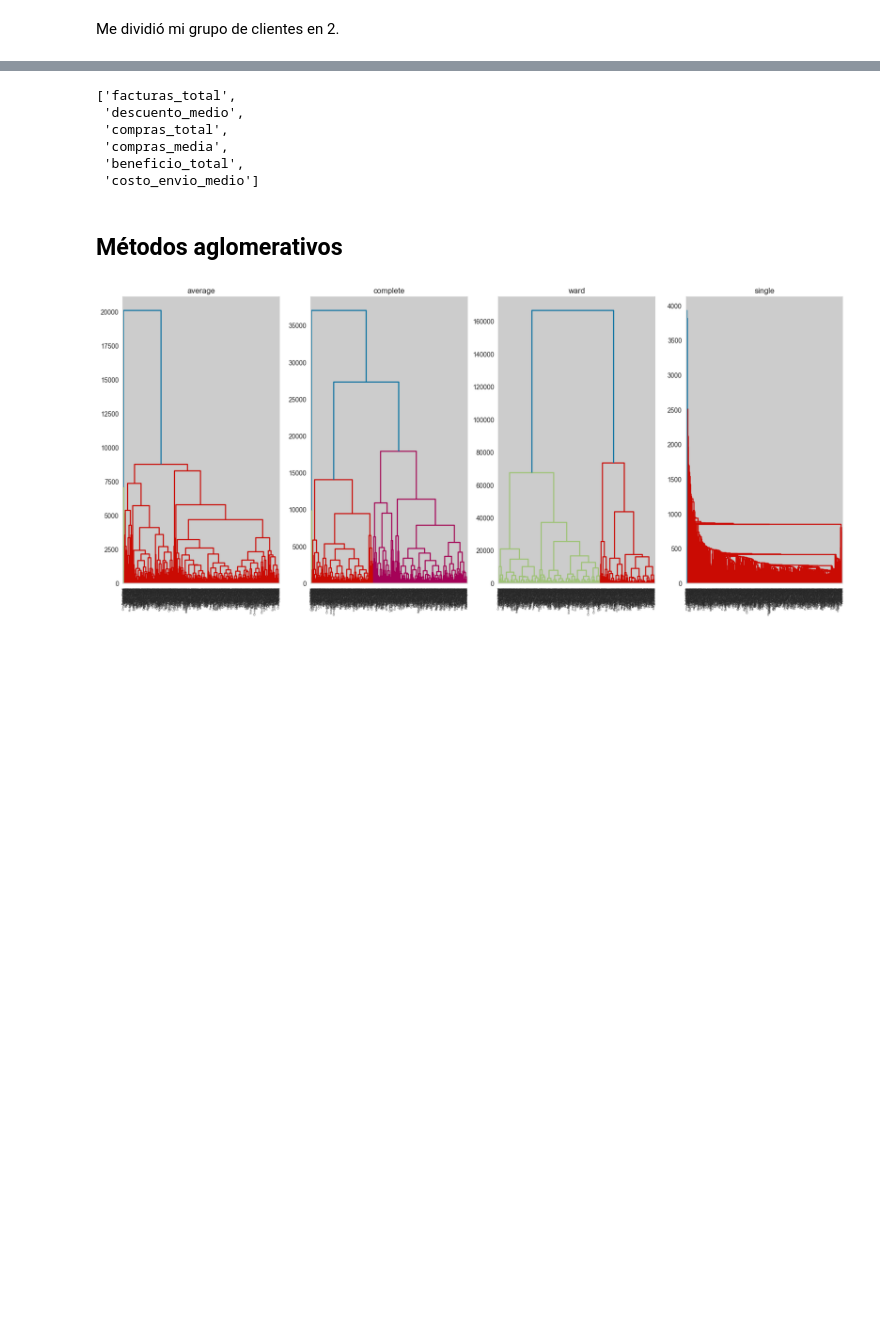
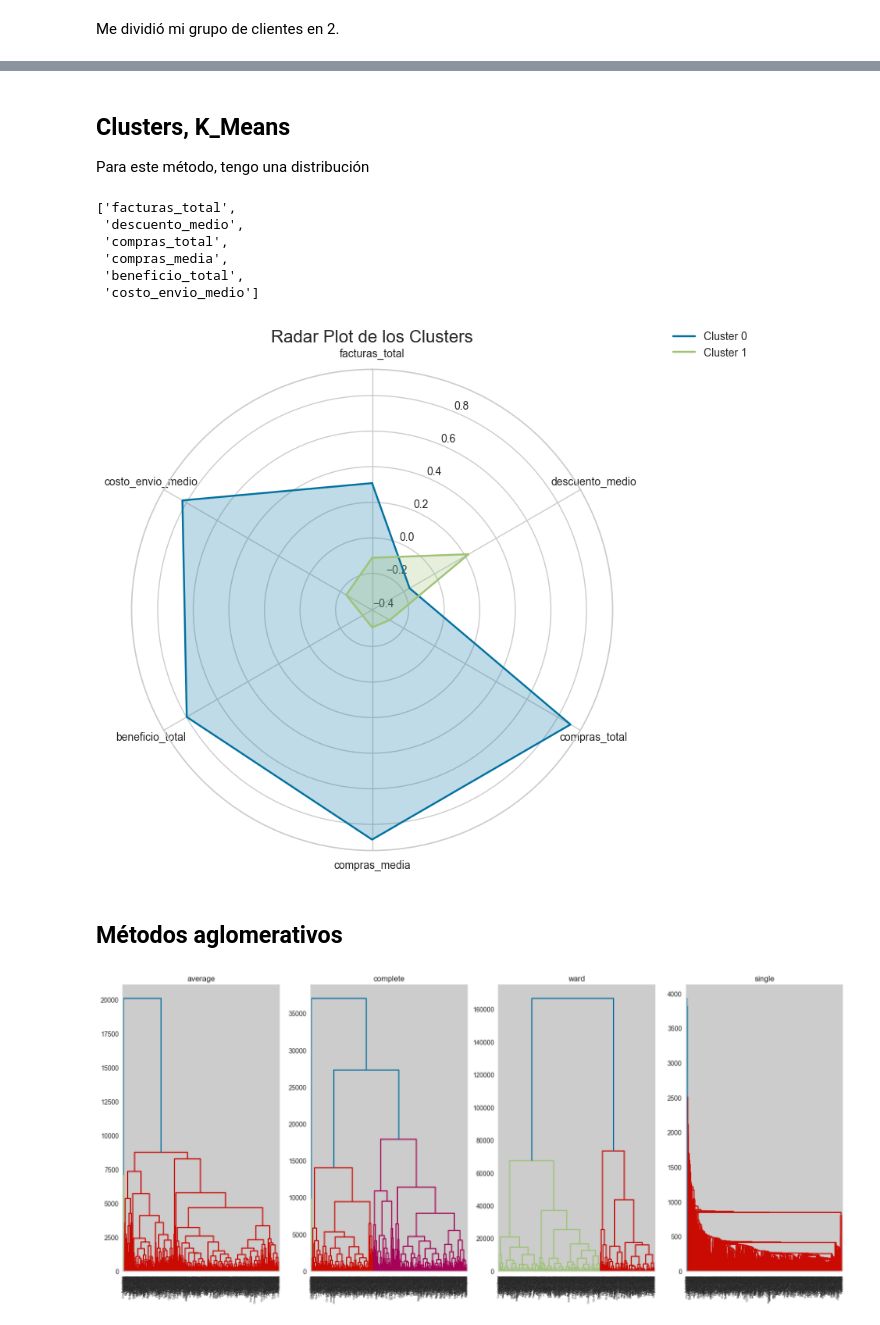
Before and after one commit to ngcarvajall/Proyecto9_Clustering_Regresion, a Jupyter notebook: Notebooks/EDA.ipynb, the cells around one changed output, grey strips where cells are left out. Drawn from its saved outputs; the diff is of its cells as text; code cells hidden in the pictures; blank space fills up the shorter version.

```diff
--- a/Notebooks/EDA.ipynb
+++ b/Notebooks/EDA.ipynb
@@ -656,3 +708,7 @@ df_clean.head()
+# %% [markdown]
+## Clusters, K_Means
+
+Para este método, tengo una distribución
 # %%
 lista_col_num
 # %% [output]
@@ -663,39 +719,40 @@ lista_col_num
  'beneficio_total',
  'costo_envio_medio']
 # %%
-# # Supongamos que 'df' es tu DataFrame
-# # Variables que deseas incluir en el radar plot
-# variables = ['age', 'height', 'weight', 'hours_per_day', 'sports_count']
+# Supongamos que 'df' es tu DataFrame
+# Variables que deseas incluir en el radar plot
 
-# # Agrupar por cluster y calcular la media
-# cluster_means = df_clean.groupby('cluster')[variables].mean()
+# Agrupar por cluster y calcular la media
+cluster_means = df_modelo.groupby('clusters_kmeans')[lista_col_num].mean()
 
-# # Repetir la primera columna al final para cerrar el radar
-# cluster_means = pd.concat([cluster_means, cluster_means.iloc[:, 0:1]], axis=1)
+# Repetir la primera columna al final para cerrar el radar
+cluster_means = pd.concat([cluster_means, cluster_means.iloc[:, 0:1]], axis=1)
 
-# # Crear los ángulos para el radar plot
-# num_vars = len(variables)
-# angles = np.linspace(0, 2 * np.pi, num_vars, endpoint=False).tolist()
-# angles += angles[:1]  # Cerrar el gráfico
+# Crear los ángulos para el radar plot
+num_vars = len(lista_col_num)
+angles = np.linspace(0, 2 * np.pi, num_vars, endpoint=False).tolist()
+angles += angles[:1]  # Cerrar el gráfico
 
-# # Crear el radar plot
-# fig, ax = plt.subplots(figsize=(8, 8), subplot_kw=dict(polar=True))
+# Crear el radar plot
+fig, ax = plt.subplots(figsize=(8, 8), subplot_kw=dict(polar=True))
 
-# # Dibujar un gráfico para cada cluster
-# for i, row in cluster_means.iterrows():
-#     ax.plot(angles, row, label=f'Cluster {i}')
-#     ax.fill(angles, row, alpha=0.25)
+# Dibujar un gráfico para cada cluster
+for i, row in cluster_means.iterrows():
+    ax.plot(angles, row, label=f'Cluster {i}')
+    ax.fill(angles, row, alpha=0.25)
 
-# # Configurar etiquetas de los ejes
-# ax.set_theta_offset(np.pi / 2)
-# ax.set_theta_direction(-1)
-# ax.set_xticks(angles[:-1])
-# ax.set_xticklabels(variables)
+# Configurar etiquetas de los ejes
+ax.set_theta_offset(np.pi / 2)
+ax.set_theta_direction(-1)
+ax.set_xticks(angles[:-1])
+ax.set_xticklabels(lista_col_num)
 
-# # Añadir leyenda y título
-# plt.legend(loc='upper right', bbox_to_anchor=(1.3, 1.1))
-# plt.title('Radar Plot de los Clusters', size=16)
-# plt.show()
+# Añadir leyenda y título
+plt.legend(loc='upper right', bbox_to_anchor=(1.3, 1.1))
+plt.title('Radar Plot de los Clusters', size=16)
+plt.show()
+# %% [output]
+[figure, added]
 # %% [markdown]
 ## Métodos aglomerativos
 # %%
```
Also changed, not shown: parts of 24 cells of this notebook, 2 other files.
